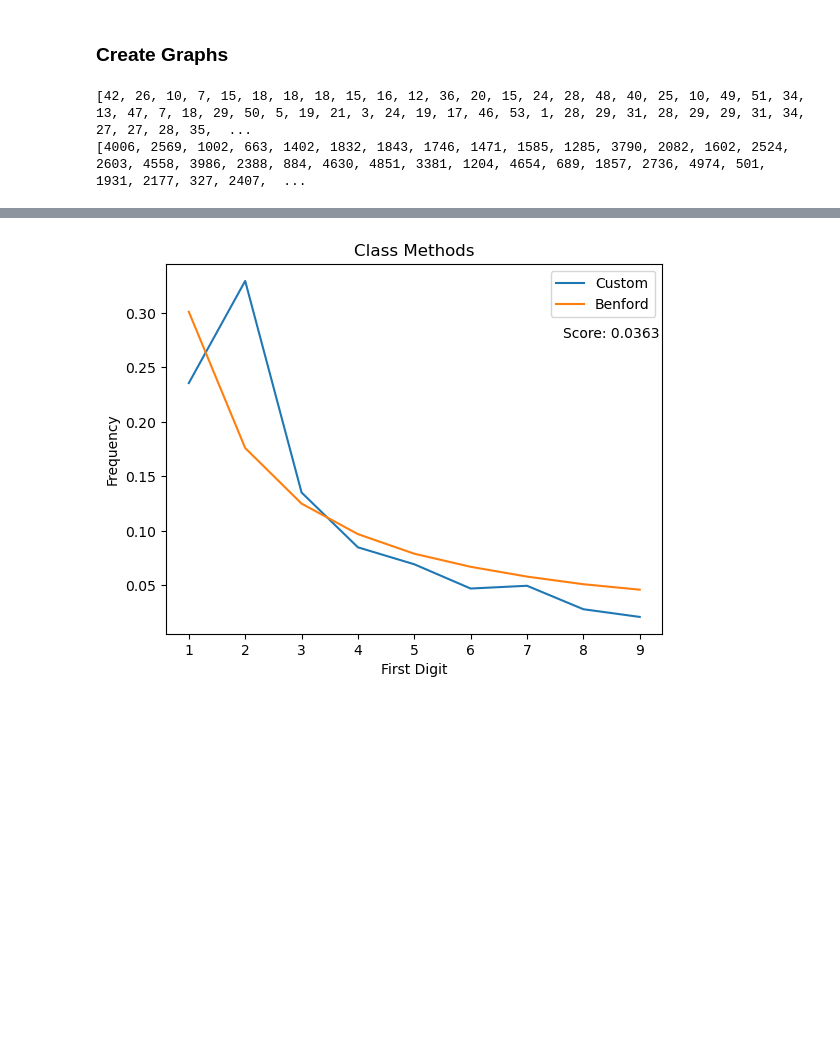
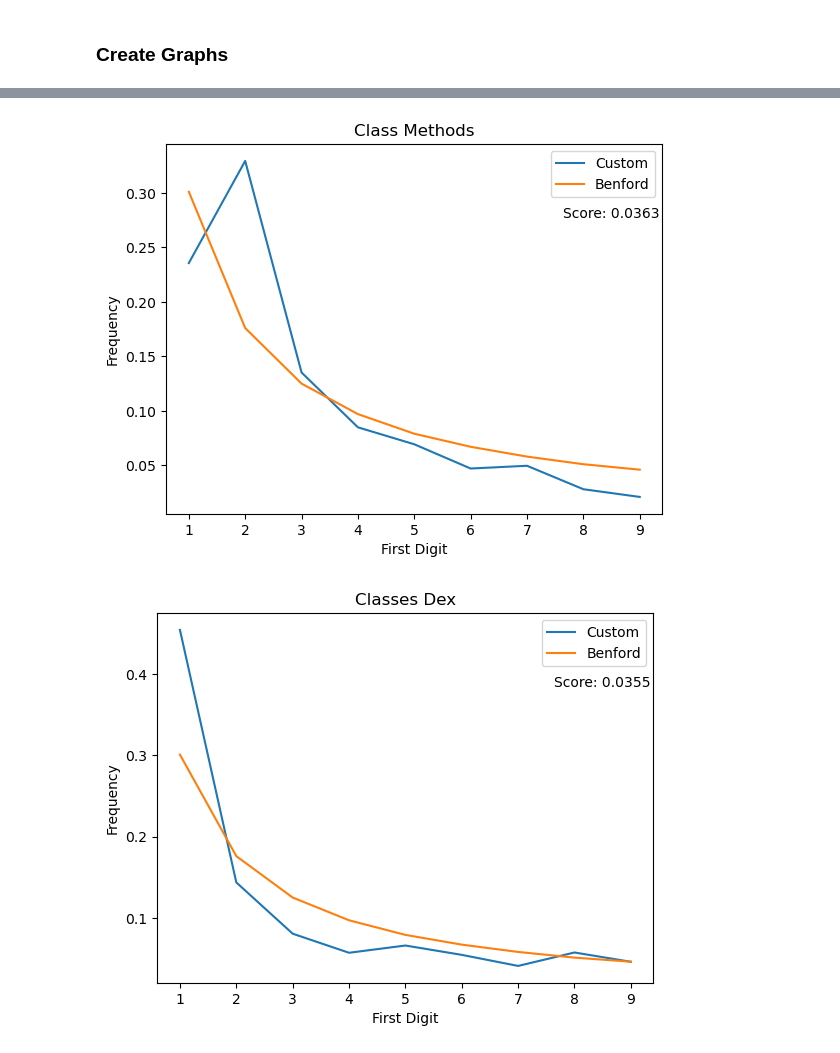
Before and after one commit to gschick3/bendroid, a Jupyter notebook: read_apk.ipynb, the cells around one changed output, grey strips where cells are left out. Drawn from its saved outputs; the diff is of its cells as text; code cells hidden in the pictures; blank space fills up the shorter version.

Commit message:
Add graph for classes.dex binary

```diff
--- a/read_apk.ipynb
+++ b/read_apk.ipynb
@@ -109,2 +111,9 @@ def graph_class_methods(analysis):
+# %%
+def graph_classes_dex(apk):
+    all_classes = apk.get_all_dex()
+
+    byte = [int(c, 16) for classes in all_classes for c in classes.hex(sep=' ').split(' ')]
+
+    graph(byte, "Classes Dex")
 # %% [markdown]
 ## Main Code
@@ -126,14 +131,14 @@ Requested API level 31 is larger than maximum we have, returning API level 29 in
 # %%
 graph_string_length(analysis)
 graph_string_value(analysis)
 graph_method_lengths(analysis)
 graph_class_fields(analysis)
 graph_class_methods(analysis)
+graph_classes_dex(apk)
 # %% [output]
-[42, 26, 10, 7, 15, 18, 18, 18, 15, 16, 12, 36, 20, 15, 24, 28, 48, 40, 25, 10, 49, 51, 34, 13, 47, 7, 18, 29, 50, 5, 19, 21, 3, 24, 19, 17, 46, 53, 1, 28, 29, 31, 28, 29, 29, 31, 34, 27, 27, 28, 35,  ...
-[4006, 2569, 1002, 663, 1402, 1832, 1843, 1746, 1471, 1585, 1285, 3790, 2082, 1602, 2524, 2603, 4558, 3986, 2388, 884, 4630, 4851, 3381, 1204, 4654, 689, 1857, 2736, 4974, 501, 1931, 2177, 327, 2407,  ...
 [figure]
 [figure]
 [figure]
 [figure]
 [figure]
+[figure, added]
```
Also changed, not shown: parts of 3 cells of this notebook.
